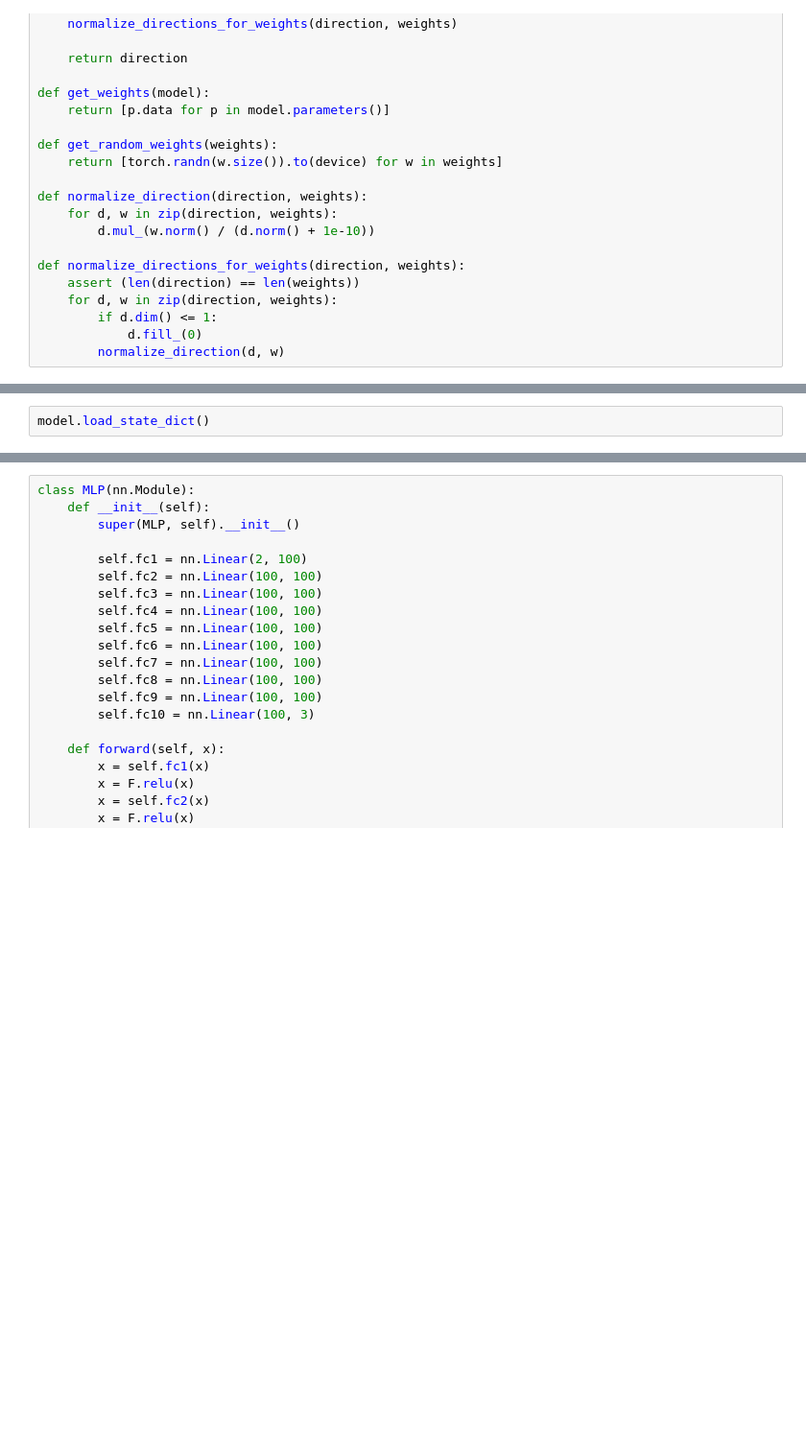
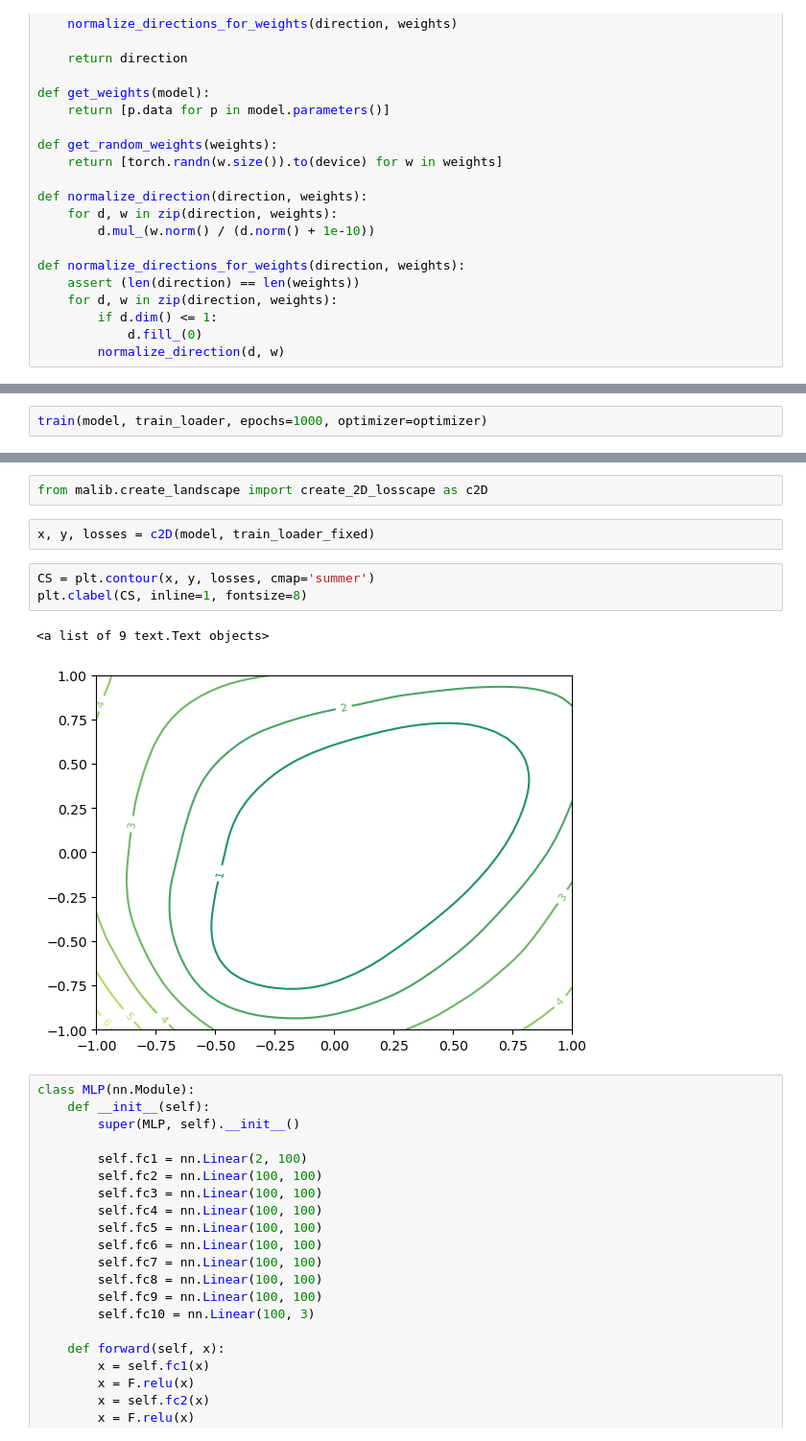
Before and after one commit to alxndrTL/losscape, a Jupyter notebook: spirales_2.ipynb, the cells around one changed output, grey strips where cells are left out. Shown: that part at 96% size. Cells and saved outputs as stored; diff of their text form; blank space fills up the shorter version.

```diff
--- a/spirales_2.ipynb
+++ b/spirales_2.ipynb
@@ -367,2 +407,0 @@ OrderedDict([('fc1.weight',
-# %%
-model.load_state_dict()
@@ -368,0 +416,2 @@ model.load_state_dict()
+# %%
+train(model, train_loader, epochs=1000, optimizer=optimizer)
@@ -369,3 +436,13 @@ model.load_state_dict()
+# %%
+from malib.create_landscape import create_2D_losscape as c2D
+# %%
+x, y, losses = c2D(model, train_loader_fixed)
+# %%
+CS = plt.contour(x, y, losses, cmap='summer')
+plt.clabel(CS, inline=1, fontsize=8)
+# %% [output]
+<a list of 9 text.Text objects>
+[figure, added]
 # %%
 class MLP(nn.Module):
     def __init__(self):
```
Also changed, not shown: parts of 19 cells of this notebook, 17 other files.
